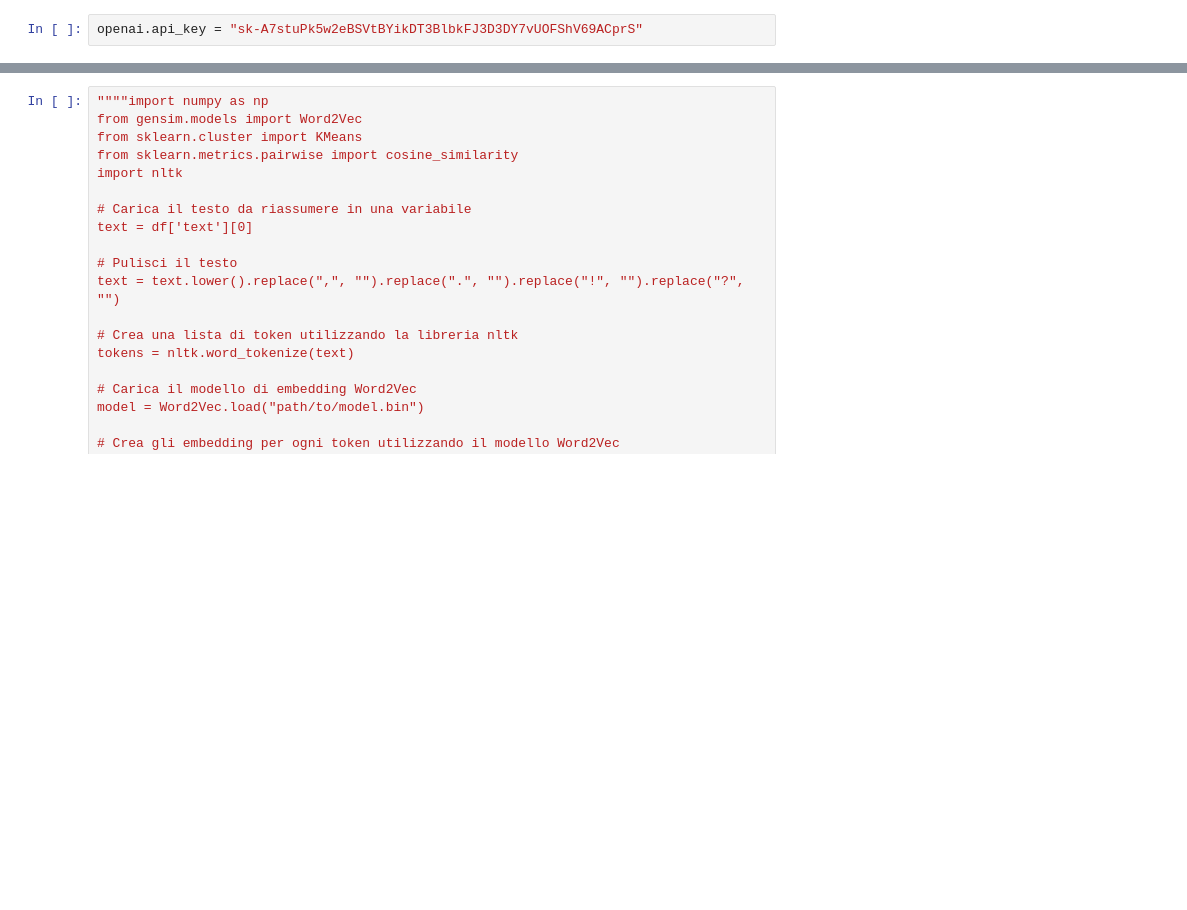
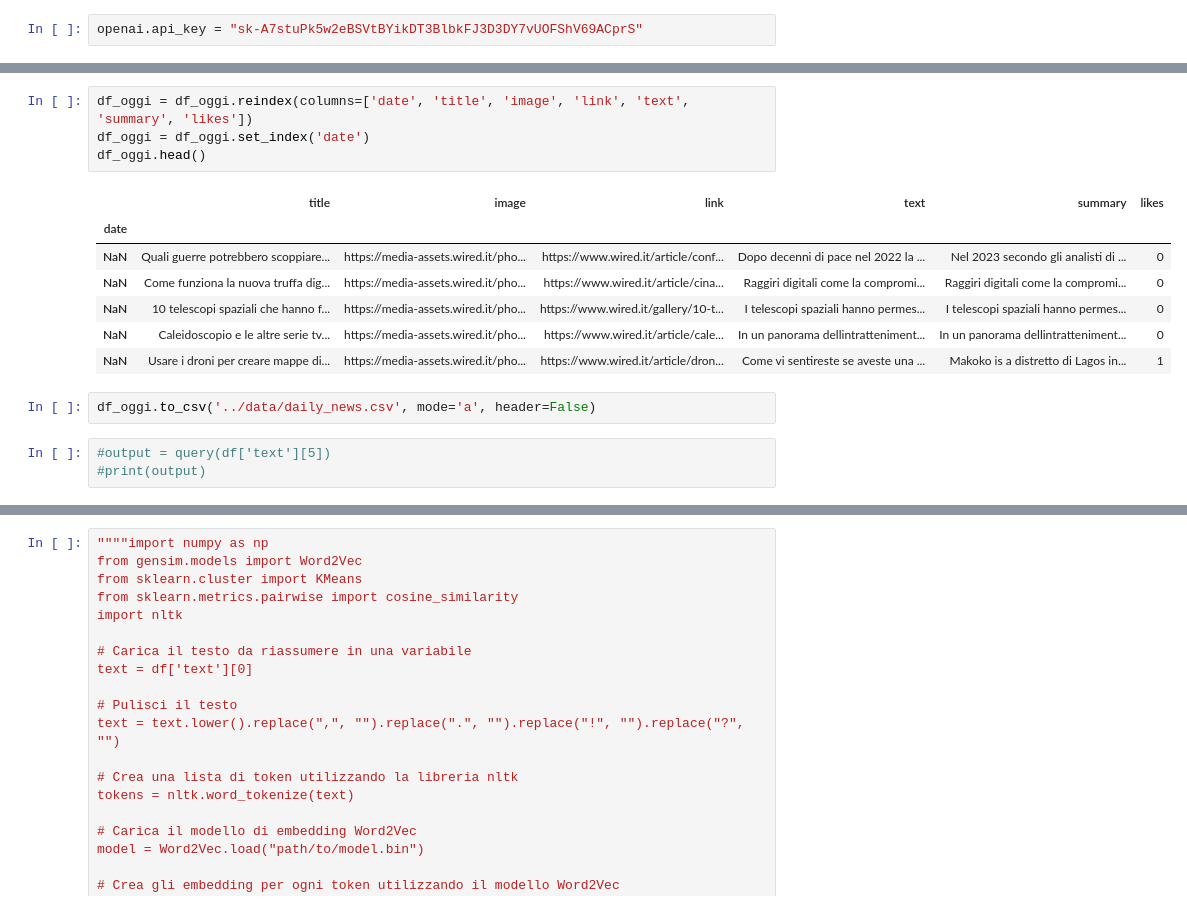
Before and after one commit to gianmarco-tucceri-cimini/daily_news_rec, a Jupyter notebook: notebooks/summarize-articles.ipynb, the cells around one changed output, grey strips where cells are left out. Saved outputs shown, nothing was run; the diff lists cells and outputs as text; blank space fills up the shorter version.

```diff
--- a/notebooks/summarize-articles.ipynb
+++ b/notebooks/summarize-articles.ipynb
@@ -43,0 +71,17 @@ df["summary"] = ""
+# %%
+df_oggi = df_oggi.reindex(columns=['date', 'title', 'image', 'link', 'text', 'summary', 'likes'])
+df_oggi = df_oggi.set_index('date')
+df_oggi.head()
+# %% [output]
+|  | title | image | link | text | summary | likes |
+| date |  |  |  |  |  |  |
+| NaN | Quali guerre potrebbero scoppiare... | https://media-assets.wired.it/pho... | https://www.wired.it/article/conf... | Dopo decenni di pace nel 2022 la ... | Nel 2023 secondo gli analisti di ... | 0 |
+| NaN | Come funziona la nuova truffa dig... | https://media-assets.wired.it/pho... | https://www.wired.it/article/cina... | Raggiri digitali come la compromi... | Raggiri digitali come la compromi... | 0 |
+| NaN | 10 telescopi spaziali che hanno f... | https://media-assets.wired.it/pho... | https://www.wired.it/gallery/10-t... | I telescopi spaziali hanno permes... | I telescopi spaziali hanno permes... | 0 |
+| NaN | Caleidoscopio e le altre serie tv... | https://media-assets.wired.it/pho... | https://www.wired.it/article/cale... | In un panorama dellintratteniment... | In un panorama dellintratteniment... | 0 |
+| NaN | Usare i droni per creare mappe di... | https://media-assets.wired.it/pho... | https://www.wired.it/article/dron... | Come vi sentireste se aveste una ... | Makoko is a distretto di Lagos in... | 1 |
+# %%
+df_oggi.to_csv('../data/daily_news.csv', mode='a', header=False)
+# %%
+#output = query(df['text'][5])
+#print(output)
```
Also changed, not shown: parts of 21 cells of this notebook, 10 other files.
